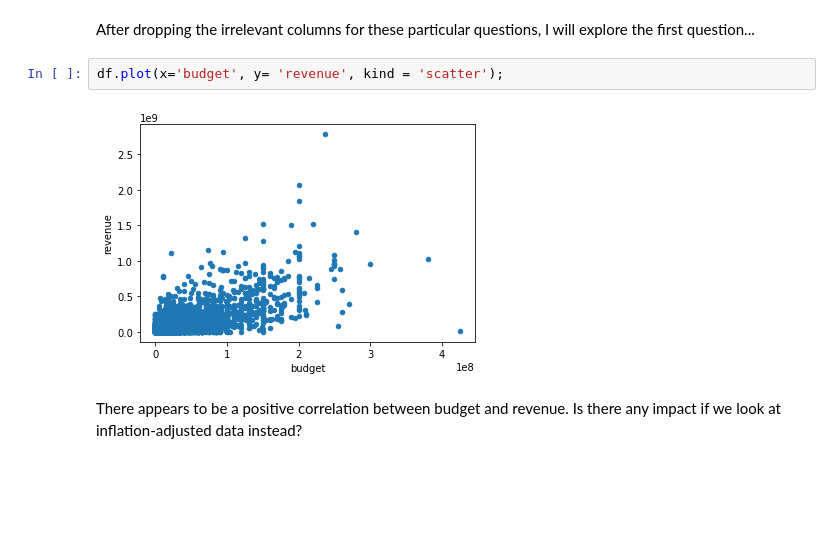
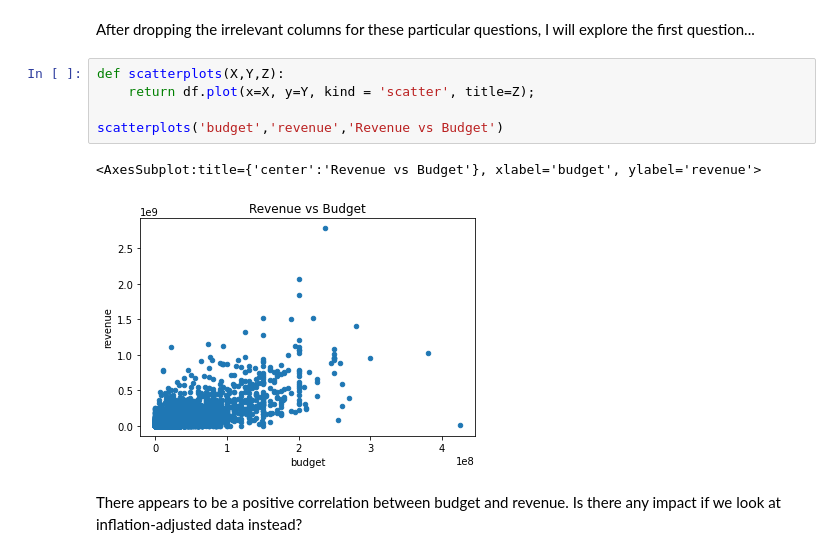
Before and after one commit to hedelman4/investdataset, a Jupyter notebook: movie_data.ipynb, the cells around one changed output. Drawn from its saved outputs; the diff is of its cells as text; blank space fills up the shorter version.

```diff
--- a/movie_data.ipynb
+++ b/movie_data.ipynb
@@ -195,9 +202,13 @@ Name: revenue, Length: 420, dtype: int64
 # %% [markdown]
 After dropping the irrelevant columns for these particular questions, I will explore the first question...
 # %%
-df.plot(x='budget', y= 'revenue', kind = 'scatter');
+def scatterplots(X,Y,Z):
+    return df.plot(x=X, y=Y, kind = 'scatter', title=Z);
+
+scatterplots('budget','revenue','Revenue vs Budget')
 # %% [output]
+<AxesSubplot:title={'center':'Revenue vs Budget'}, xlabel='budget', ylabel='revenue'>
-[figure, old version]
+[figure, new version]
 # %% [markdown]
 There appears to be a positive correlation between budget and revenue. Is there any impact if we look at inflation-adjusted data instead?
 # %%
```
Also changed, not shown: parts of 21 cells of this notebook.
